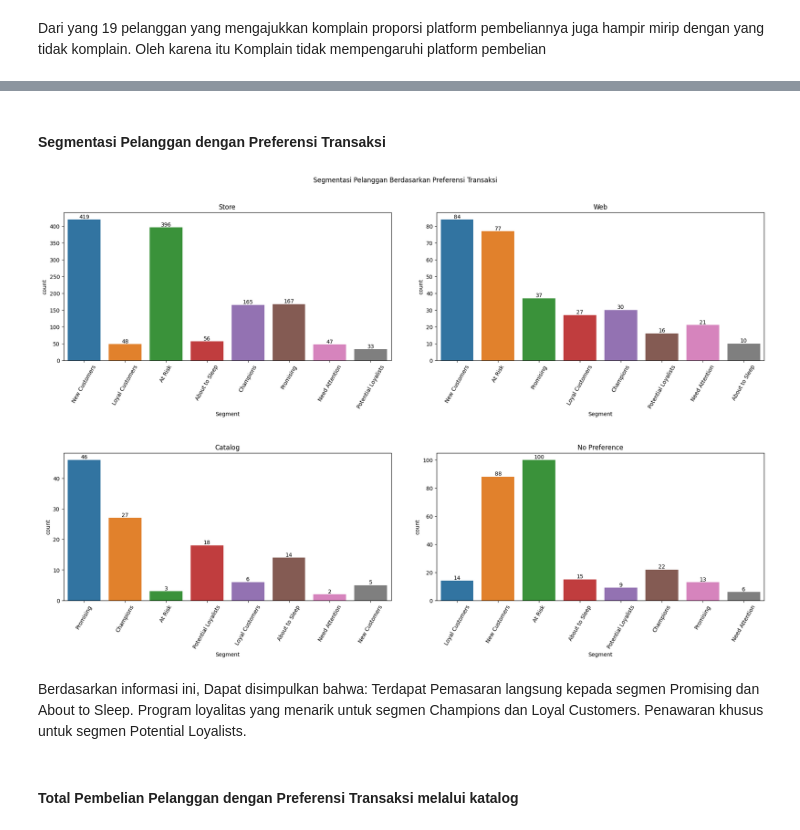
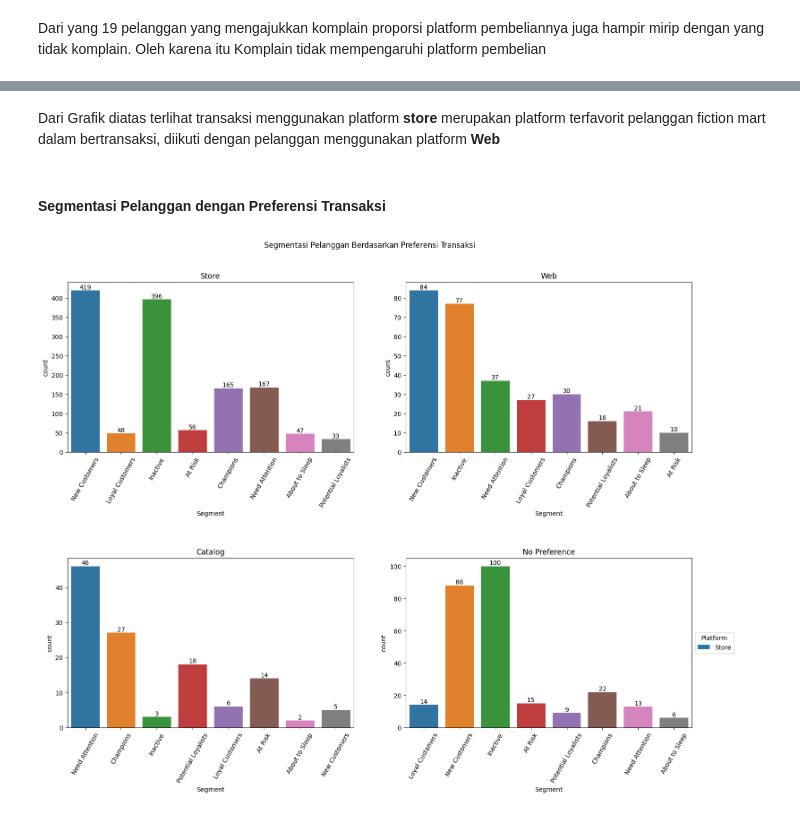
Before and after one commit to rifpratomo/Capstone2, a Jupyter notebook: Caps2 copy 2.ipynb, the cells around one changed output, grey strips where cells are left out. Saved outputs shown, nothing was run; the diff lists cells and outputs as text; code cells hidden in the pictures.

```diff
--- a/Caps2 copy 2.ipynb
+++ b/Caps2 copy 2.ipynb
@@ -913,14 +867,14 @@ def segment(rfm_df):
         return 'New Customers'
 
     elif 1 <= digit1 <= 2 and 3 <= digit2 <= 4 and 3 <= digit3 <= 4:
-        return 'Promising'
+        return 'Need Attention'
     elif 1 <= digit1 <= 2 and 3 <= digit2 <= 4 and 1 <= digit3 <= 2:
-        return 'Need Attention'
+        return 'About to Sleep'
 
     elif 1 <= digit1 <= 2 and 1 <= digit2 <= 2 and 3 <= digit3 <= 4:
-        return 'About to Sleep'
+        return 'At Risk'
     elif 1 <= digit1 <= 2 and 1 <= digit2 <= 2 and 1 <= digit3 <= 2:
-        return 'At Risk'
+        return 'Inactive'
     else:
         return 'Invalid RFM'
 
@@ -1226,3 +1269,25 @@ plt.show()
 [figure]
 # %% [markdown]
 Dari yang 19 pelanggan yang mengajukkan komplain proporsi platform pembeliannya juga hampir mirip dengan yang tidak komplain. Oleh karena itu Komplain tidak mempengaruhi platform pembelian
+# %%
+# Menghitung frekuensi nilai dalam kolom 'preferredPlatform'
+platform_counts = df['preferredPlatform'].value_counts()
+
+# Membuat gambar dan subplot
+plt.figure(figsize=(12, 6))
+
+# Subplot pertama
+plt.subplot(1, 2, 1)
+ax = sns.barplot(x=platform_counts.index, y=platform_counts.values, color='skyblue')
+plt.title('Jumlah Pelanggan Berdasarkan Preferensi Platform')
+plt.xlabel('Platform')
+plt.ylabel('Frekuensi')
+ax.bar_label(ax.containers[0])
+
+# Subplot kedua
+plt.subplot(1, 2, 2)
+plt.pie(platform_counts.values, labels=platform_counts.index, autopct='%1.1f%%', colors=sns.color_palette('Set2'))
+plt.title('Persentase preferensi platform')
+
+plt.tight_layout()  # Mengatur tata letak subplot yang lebih baik
+plt.show()
@@ -1229,33 +1296,27 @@ Dari yang 19 pelanggan yang mengajukkan komplain proporsi platform pembeliannya
+# %% [markdown]
+Dari Grafik diatas terlihat transaksi menggunakan platform **store** merupakan platform terfavorit pelanggan fiction mart dalam bertransaksi, diikuti dengan pelanggan menggunakan platform **Web**
 # %% [markdown]
 #### **Segmentasi Pelanggan dengan Preferensi Transaksi**
 # %%
 list_platform = ['Store', 'Web', 'Catalog', 'No Preference']
 id = 0
 n_rows = 2
 n_cols = 2
-plt.figure(figsize=(20,13))
+plt.figure(figsize=(16,13))
 
 for i in range(n_rows) :
     for j in range(n_cols) :
         plt.subplot(n_rows, n_cols, id + 1)
         plt.tight_layout(pad=5.0)
         platform= list_platform[id]
-        ax = sns.countplot(data=df[df['preferredPlatform']==platform], x='Segment')
+        ax = sns.countplot(data=df[df['preferredPlatform']==platform],x='Segment')
         plt.title(f'{list_platform[id]}')
         plt.xticks(rotation=60)
-        ax.bar_label(ax.containers[0],fmt='%0.0f',label_type='edge')
+        ax.bar_label(ax.containers[0])
         id += 1
 
 
 plt.suptitle("Segmentasi Pelanggan Berdasarkan Preferensi Transaksi", y=1)
 plt.show()
 # %% [output]
-[figure, old version]
+[figure, new version]
-# %% [markdown]
-Berdasarkan informasi ini, Dapat disimpulkan bahwa:
-Terdapat
-Pemasaran langsung kepada segmen Promising dan About to Sleep.
-Program loyalitas yang menarik untuk segmen Champions dan Loyal Customers.
-Penawaran khusus untuk segmen Potential Loyalists.
-# %% [markdown]
-#### **Total Pembelian Pelanggan dengan Preferensi Transaksi melalui katalog**
```
Also changed, not shown: parts of 49 cells of this notebook.
